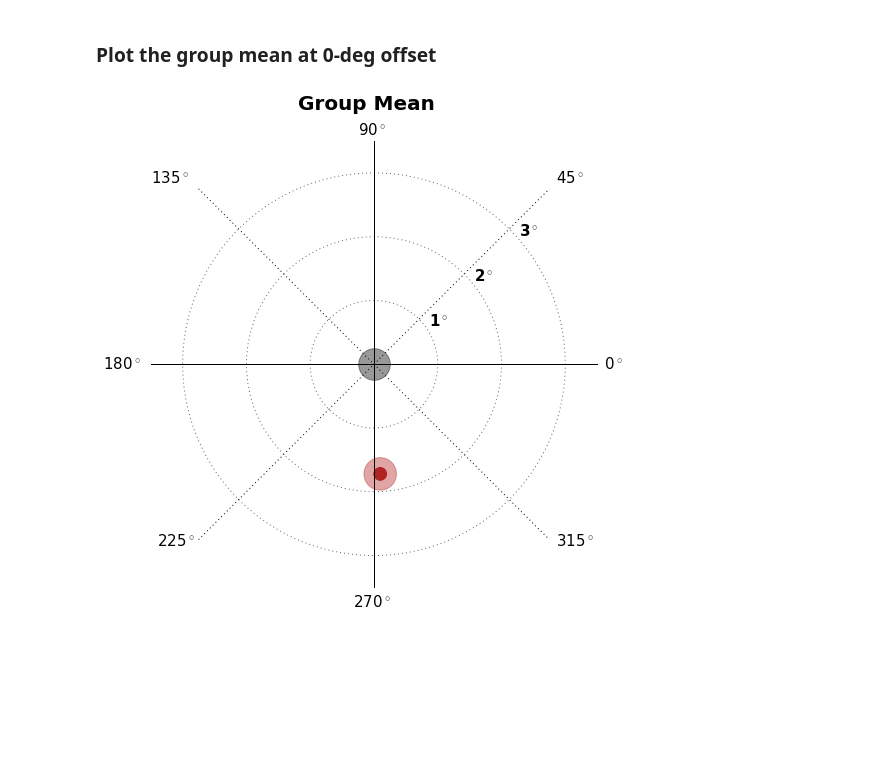
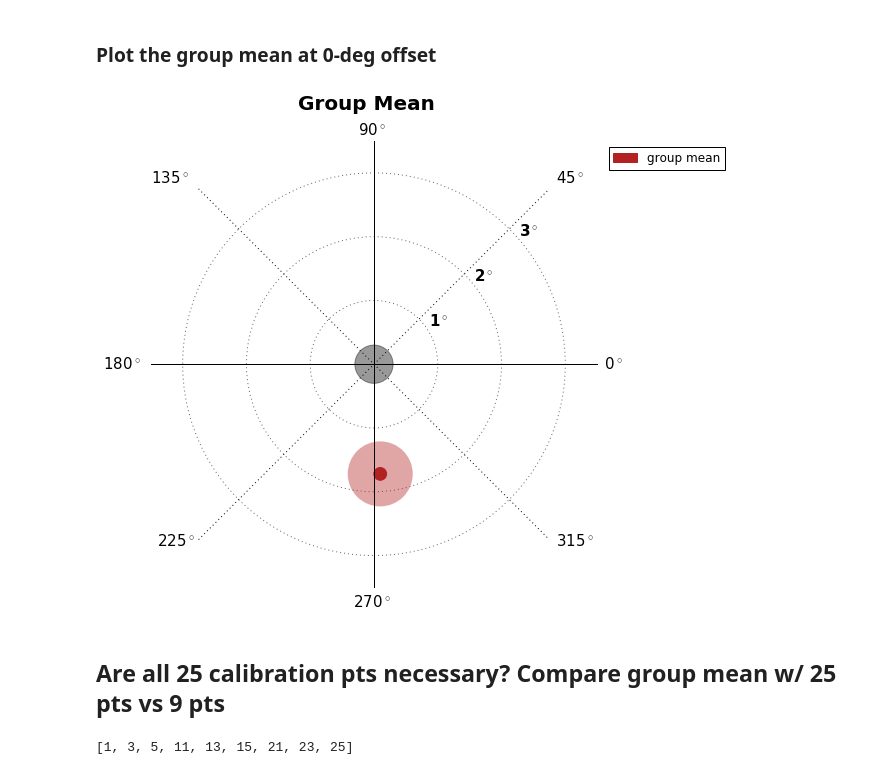
Before and after one commit to jeffmacinnes/glassesCalibration, a Jupyter notebook: analysis/allConds_uniqueSubjs_Analysis.ipynb, the cells around one changed output. Cells and saved outputs as stored; diff of their text form; code cells hidden in the pictures; blank space fills up the shorter version.

```diff
--- a/analysis/allConds_uniqueSubjs_Analysis.ipynb
+++ b/analysis/allConds_uniqueSubjs_Analysis.ipynb
@@ -37,8 +37,8 @@ def polar2cart(dist, angle):
 # base plot for accuracy plotting
 def plotCalibration(calibPts, figTitle):
     """
-    calibPts is a nx3 array, where each row represents one pt to be plotted.
-    Each row should contain, in order: distance, angle, and RMS for that point
+    calibPts is a dictionary, where each key holds another dictionary with fields for
+    distance, angle, RMS, and color for a desired calibration pt.
     """
 
     # start figure
@@ -50,7 +50,8 @@ def plotCalibration(calibPts, figTitle):
     ax.set_xlim(xRange[0], xRange[1])
 
     # add circle at center for reference
-    ax.scatter(0,0, s=1000, facecolor='black', alpha=.4)  # put circle at center for reference
+    centerPt = plt.Circle((0,0), radius=.3, color='k', alpha=.4)
+    ax.add_artist(centerPt)
 
     ax.spines['left'].set_position('center')
     ax.spines['right'].set_visible(False)
@@ -89,21 +90,35 @@ def plotCalibration(calibPts, figTitle):
                 horizontalalignment='left')
 
     ####################### Plot the datapoints
-    for pt in calibPts:
-        dist = pt[0]
-        angle = pt[1]
-        rms = pt[2]
+    legHandles = []
+    legLabels = []
+    for i,ptKey in enumerate(calibPts.keys()):
+        thisPt = calibPts[ptKey]
+        dist = thisPt['dist']
+        angle = thisPt['angle']
+        rms = thisPt['RMS']
+        ptColor = thisPt['color']
 
+        # convert distance, angle to x,y
         x,y = polar2cart(dist, angle)
 
         # plot the location
-        loc = plt.Circle((x,y), .1, color='firebrick')
+        loc = plt.Circle((x,y), .1, color=ptColor, label=ptKey)
 
         # plot the rms
-        spread = plt.Circle((x,y), rms/2, color='firebrick', alpha=.4)
+        spread = plt.Circle((x,y), rms, facecolor=ptColor, edgecolor='none', alpha=.4)
 
         ax.add_artist(loc)
         ax.add_artist(spread)
+
+        # add this point to the legend
+        legHandles.append(loc)
+        legLabels.append(ptKey)
+
+    ### display legend
+    # sort the data by label names
+    legHandles, legLabels = (list(x) for x in zip(*sorted(zip(legHandles, legLabels), key=lambda x: x[1])))
+    ax.legend(legHandles, legLabels, bbox_to_anchor=(1.3, 1))
 # %% [markdown]
 ## Load/Prep Data
 # %%
@@ -193,8 +227,22 @@ dtype: float64
 # %% [markdown]
 ### Plot the group mean at 0-deg offset
 # %%
-groupMeanPt = [group_mean.centDist, group_mean.centAngle, group_mean.RMS]
-pts = [groupMeanPt]
+# gather the datapts into a dictionary to submit to the plotting function
+pts = {'group mean': {'dist':group_mean.centDist,
+                      'angle': group_mean.centAngle,
+                      'RMS': group_mean.RMS,
+                      'color':'firebrick'}}
 plotCalibration(pts, 'Group Mean')
 # %% [output]
-[figure, old version]
+[figure, new version]
+# %% [markdown]
+## Are all 25 calibration pts necessary? Compare group mean w/ 25 pts vs 9 pts
+# %%
+# Figure out the ptIdx locations for the 9 calibration points
+ptIndices_set9 = []
+for y in [1,3,5]:
+    for x in [1,3,5]:
+        ptIndices_set9.append(getPtIdx(x,y))
+print ptIndices_set9
+# %% [output]
+[1, 3, 5, 11, 13, 15, 21, 23, 25]
```
Also changed, not shown: parts of 15 cells of this notebook.
